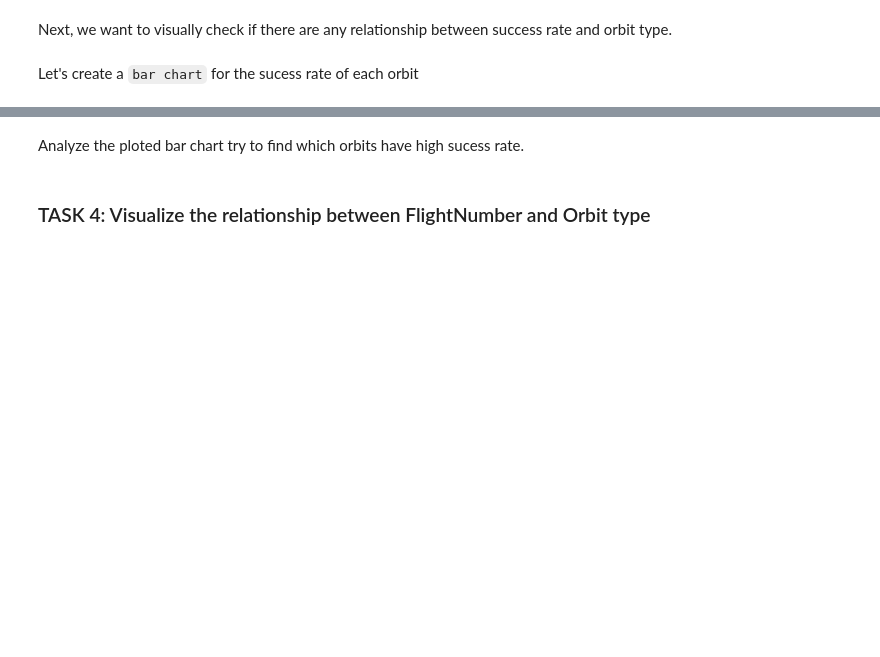
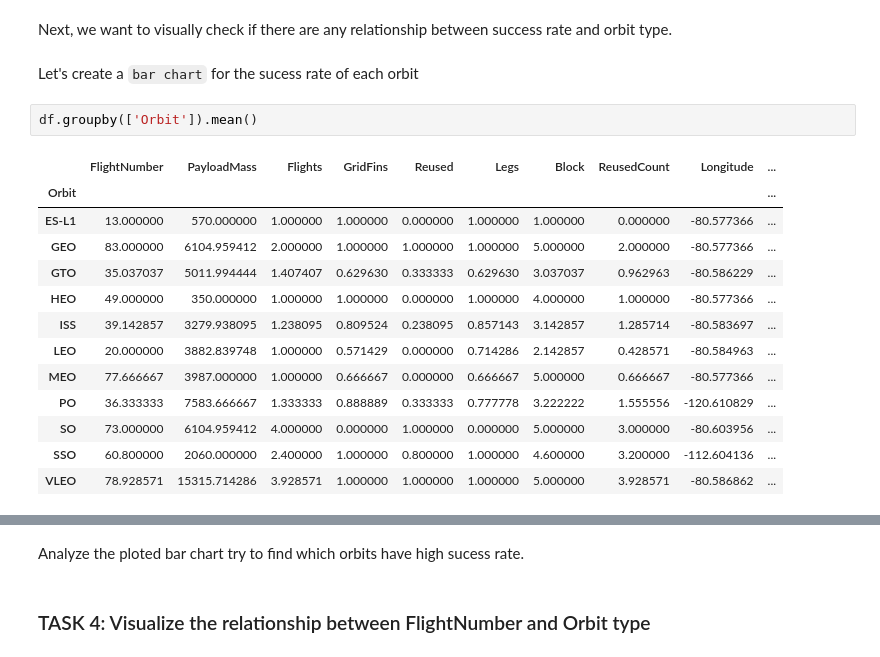
Before and after one commit to deepamit/DSCapstone, a Jupyter notebook: EDA with Data Visualization.ipynb, the cells around one changed output, grey strips where cells are left out. Drawn from its saved outputs; the diff is of its cells as text; blank space fills up the shorter version.

```diff
--- a/EDA with Data Visualization.ipynb
+++ b/EDA with Data Visualization.ipynb
@@ -112,5 +112,21 @@ Now if you observe Payload Vs. Launch Site scatter point chart you will find for
 Next, we want to visually check if there are any relationship between success rate and orbit type.
 # %% [markdown]
 Let's create a `bar chart` for the sucess rate of each orbit
+# %%
+df.groupby(['Orbit']).mean()
+# %% [output]
+|  | FlightNumber | PayloadMass | Flights | GridFins | Reused | Legs | Block | ReusedCount | Longitude | ... |
+| Orbit |  |  |  |  |  |  |  |  |  | ... |
+| ES-L1 | 13.000000 | 570.000000 | 1.000000 | 1.000000 | 0.000000 | 1.000000 | 1.000000 | 0.000000 | -80.577366 | ... |
+| GEO | 83.000000 | 6104.959412 | 2.000000 | 1.000000 | 1.000000 | 1.000000 | 5.000000 | 2.000000 | -80.577366 | ... |
+| GTO | 35.037037 | 5011.994444 | 1.407407 | 0.629630 | 0.333333 | 0.629630 | 3.037037 | 0.962963 | -80.586229 | ... |
+| HEO | 49.000000 | 350.000000 | 1.000000 | 1.000000 | 0.000000 | 1.000000 | 4.000000 | 1.000000 | -80.577366 | ... |
+| ISS | 39.142857 | 3279.938095 | 1.238095 | 0.809524 | 0.238095 | 0.857143 | 3.142857 | 1.285714 | -80.583697 | ... |
+| LEO | 20.000000 | 3882.839748 | 1.000000 | 0.571429 | 0.000000 | 0.714286 | 2.142857 | 0.428571 | -80.584963 | ... |
+| MEO | 77.666667 | 3987.000000 | 1.000000 | 0.666667 | 0.000000 | 0.666667 | 5.000000 | 0.666667 | -80.577366 | ... |
+| PO | 36.333333 | 7583.666667 | 1.333333 | 0.888889 | 0.333333 | 0.777778 | 3.222222 | 1.555556 | -120.610829 | ... |
+| SO | 73.000000 | 6104.959412 | 4.000000 | 0.000000 | 1.000000 | 0.000000 | 5.000000 | 3.000000 | -80.603956 | ... |
+| SSO | 60.800000 | 2060.000000 | 2.400000 | 1.000000 | 0.800000 | 1.000000 | 4.600000 | 3.200000 | -112.604136 | ... |
+| VLEO | 78.928571 | 15315.714286 | 3.928571 | 1.000000 | 1.000000 | 1.000000 | 5.000000 | 3.928571 | -80.586862 | ... |
 # %%
 # HINT use groupby method on Orbit column and get the mean of Class column
```
Also changed, not shown: parts of 11 cells of this notebook.
